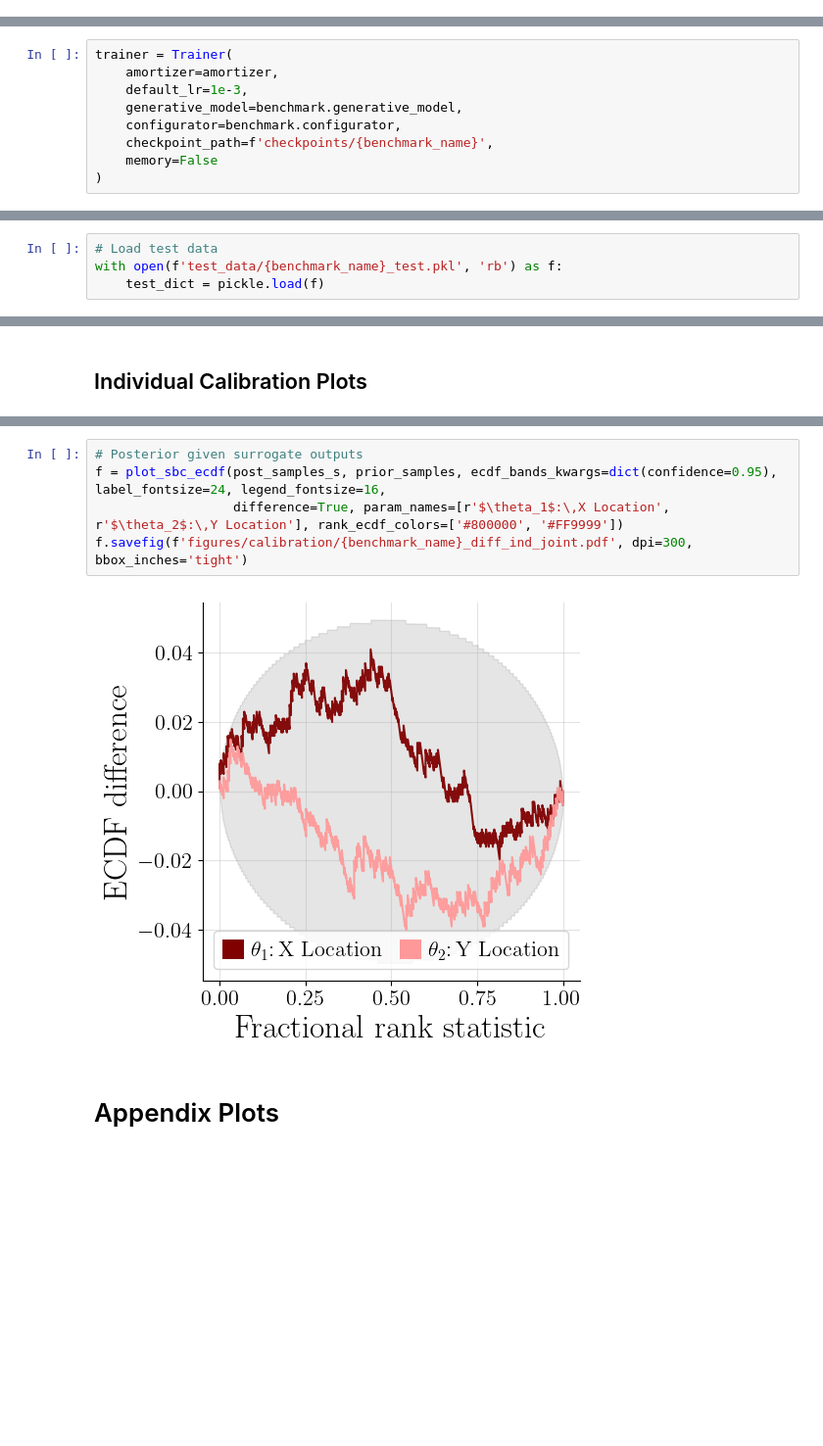
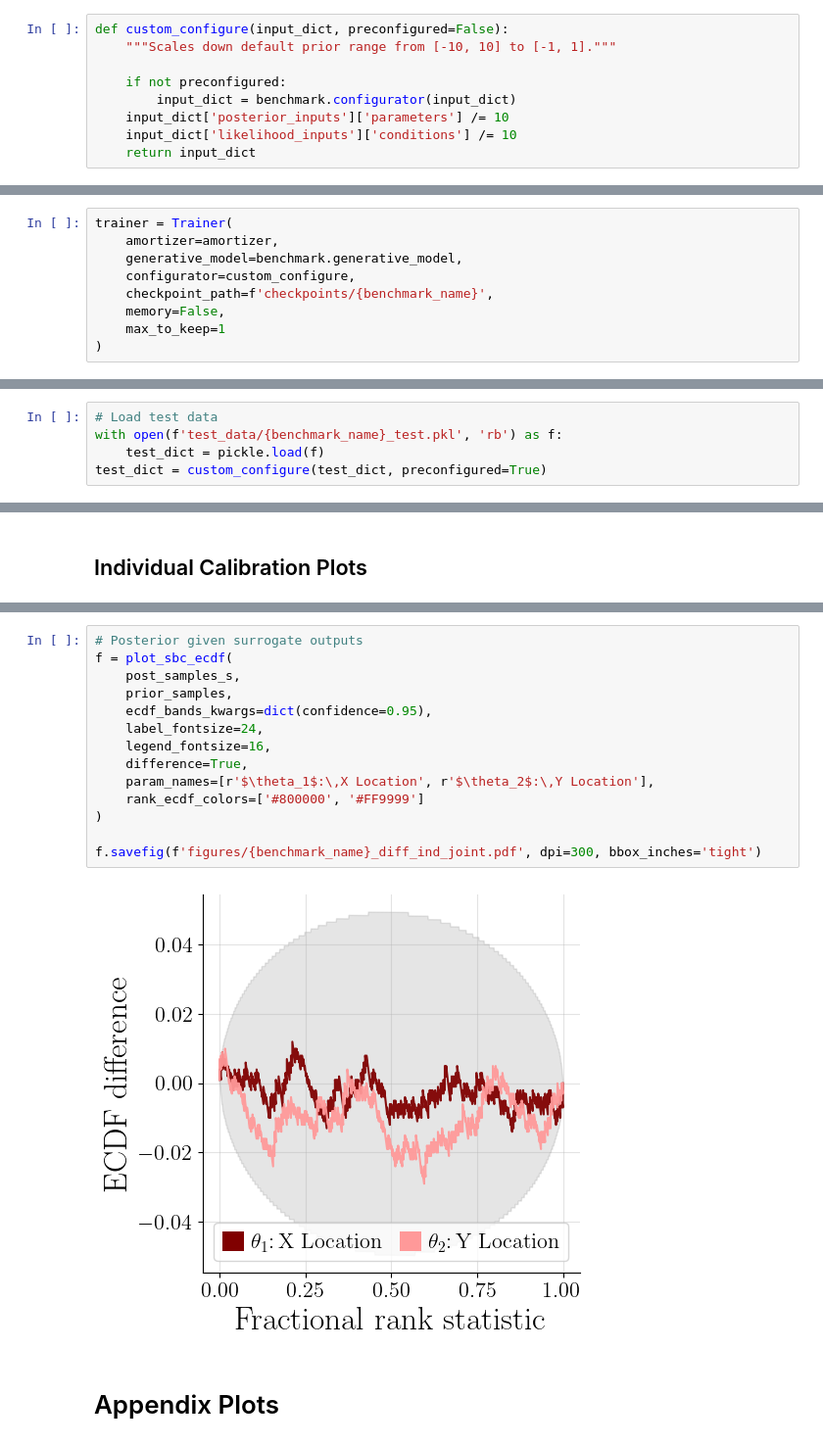
Before and after one commit to bayesflow-org/JANA-Paper, a Jupyter notebook: experiments/benchmarks/benchmark_7_gaussian_mixture.ipynb, the cells around one changed output, grey strips where cells are left out. Shown at 98% size. Saved outputs shown, nothing was run; the diff lists cells and outputs as text; blank space fills up the shorter version.

```diff
--- a/experiments/benchmarks/benchmark_7_gaussian_mixture.ipynb
+++ b/experiments/benchmarks/benchmark_7_gaussian_mixture.ipynb
@@ -48,4 +49,13 @@ INFO:root:No optional prior non-batchable context provided.
 INFO:root:No optional prior batchable context provided.
 INFO:root:No optional simulation non-batchable context provided.
 INFO:root:No optional simulation batchable context provided.
+# %%
+def custom_configure(input_dict, preconfigured=False):
+    """Scales down default prior range from [-10, 10] to [-1, 1]."""
+
+    if not preconfigured:
+        input_dict = benchmark.configurator(input_dict)
+    input_dict['posterior_inputs']['parameters'] /= 10
+    input_dict['likelihood_inputs']['conditions'] /= 10
+    return input_dict
 # %%
@@ -104,10 +110,10 @@ To enable them in other operations, rebuild TensorFlow with the appropriate comp
 # %%
 trainer = Trainer(
     amortizer=amortizer,
-    default_lr=1e-3,
     generative_model=benchmark.generative_model,
-    configurator=benchmark.configurator,
+    configurator=custom_configure,
     checkpoint_path=f'checkpoints/{benchmark_name}',
-    memory=False
+    memory=False,
+    max_to_keep=1
 )
 # %% [output]
@@ -141,6 +149,7 @@ f = plot_losses(h['train_losses'], h['val_losses'])
 # Load test data
 with open(f'test_data/{benchmark_name}_test.pkl', 'rb') as f:
     test_dict = pickle.load(f)
+test_dict = custom_configure(test_dict, preconfigured=True)
 # %%
 # Simulate from surrogate simulator
 x_sim_s = amortizer.sample_data(test_dict, n_samples=1)
@@ -199,10 +190,19 @@ Here is the full report generated by latex:
 # %%
 # Posterior given surrogate outputs
-f = plot_sbc_ecdf(post_samples_s, prior_samples, ecdf_bands_kwargs=dict(confidence=0.95), label_fontsize=24, legend_fontsize=16,
-                  difference=True, param_names=[r'$\theta_1$:\,X Location', r'$\theta_2$:\,Y Location'], rank_ecdf_colors=['#800000', '#FF9999'])
-f.savefig(f'figures/calibration/{benchmark_name}_diff_ind_joint.pdf', dpi=300, bbox_inches='tight')
+f = plot_sbc_ecdf(
+    post_samples_s,
+    prior_samples,
+    ecdf_bands_kwargs=dict(confidence=0.95),
+    label_fontsize=24,
+    legend_fontsize=16,
+    difference=True,
+    param_names=[r'$\theta_1$:\,X Location', r'$\theta_2$:\,Y Location'],
+    rank_ecdf_colors=['#800000', '#FF9999']
+)
+
+f.savefig(f'figures/{benchmark_name}_diff_ind_joint.pdf', dpi=300, bbox_inches='tight')
 # %% [output]
-[figure, old version]
+[figure, new version]
 # %% [markdown]
 # Appendix Plots
 # %%
```
Also changed, not shown: parts of 19 cells of this notebook, 4 other files.
